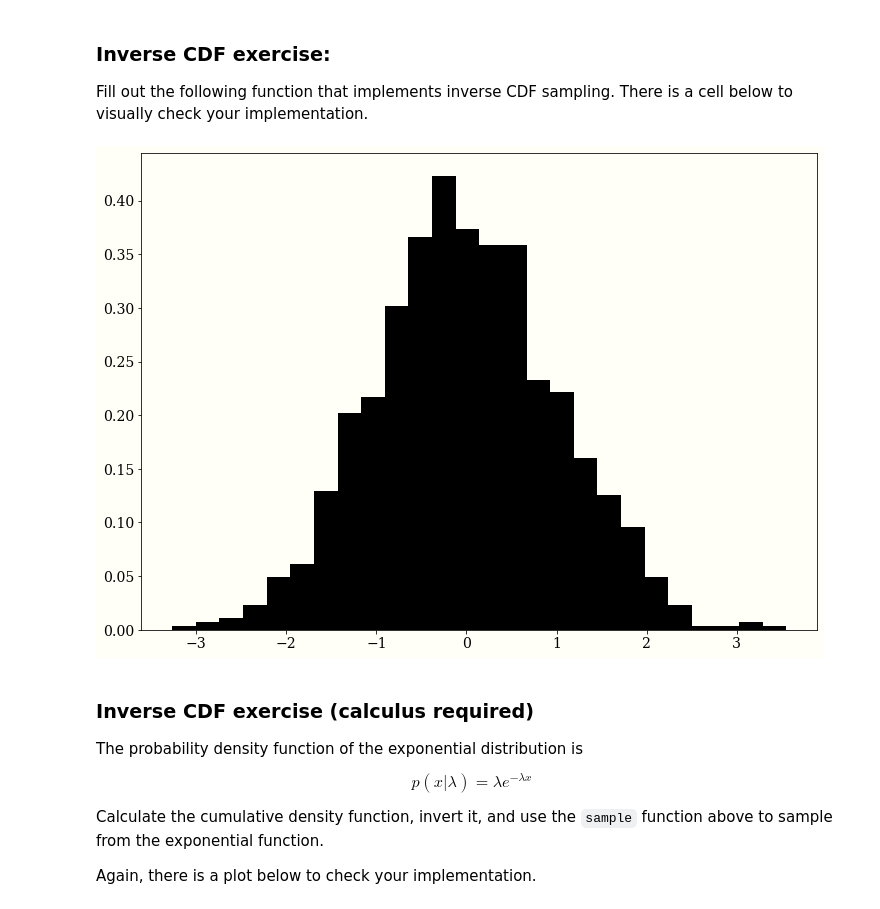
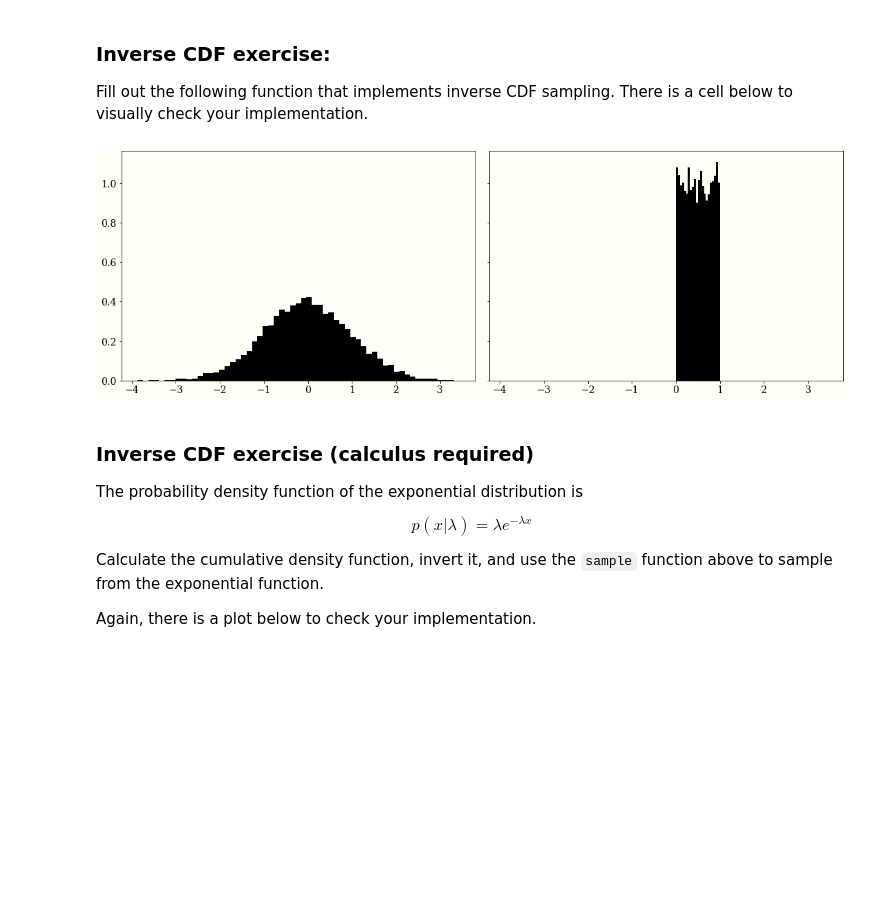
Before and after one commit to fonnesbeck/Bayes_Computing_Course, a Jupyter notebook: notebooks/Section2_1-MCMC.ipynb, the cells around one changed output. Saved outputs shown, nothing was run; the diff lists cells and outputs as text; code cells hidden in the pictures; blank space fills up the shorter version.

```diff
--- a/notebooks/Section2_1-MCMC.ipynb
+++ b/notebooks/Section2_1-MCMC.ipynb
@@ -102,11 +101,13 @@ def sample(draws, inv_cdf):
     ####################
-# %%
-fig, ax = plt.subplots(figsize=(10, 7))
-
-# Should look normally distributed!
-ax.hist(sample(1_000, st.norm().ppf), bins='auto', density=True);
-# %% [output]
-[figure, removed]
+# %%
+fig, axes = plt.subplots(ncols=2, figsize=(15, 5), sharex=True, sharey=True)
+draws = 10_000
+
+# Two histograms should look the same
+axes[0].hist(st.norm().rvs(draws), bins='auto', density=True)
+axes[1].hist(sample(draws, st.norm().ppf), bins='auto', density=True);
+# %% [output]
+[figure, added]
 # %% [markdown]
 ### Inverse CDF exercise (calculus required)
 
```
Also changed, not shown: parts of 17 cells of this notebook, 1 other file.
